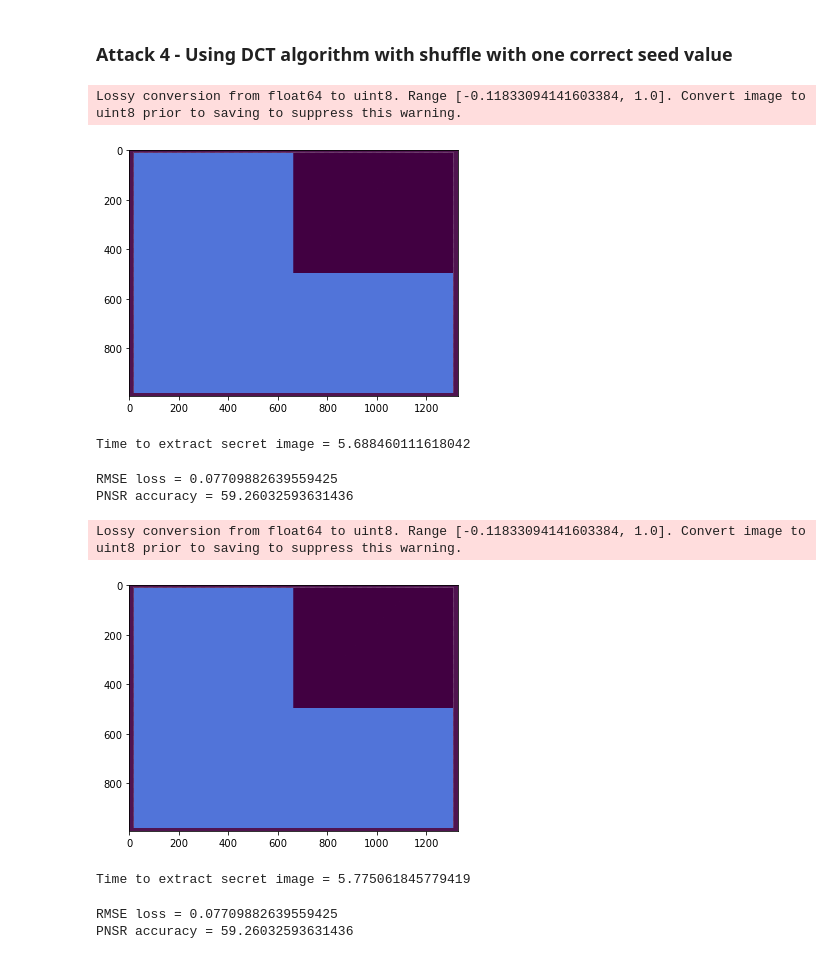
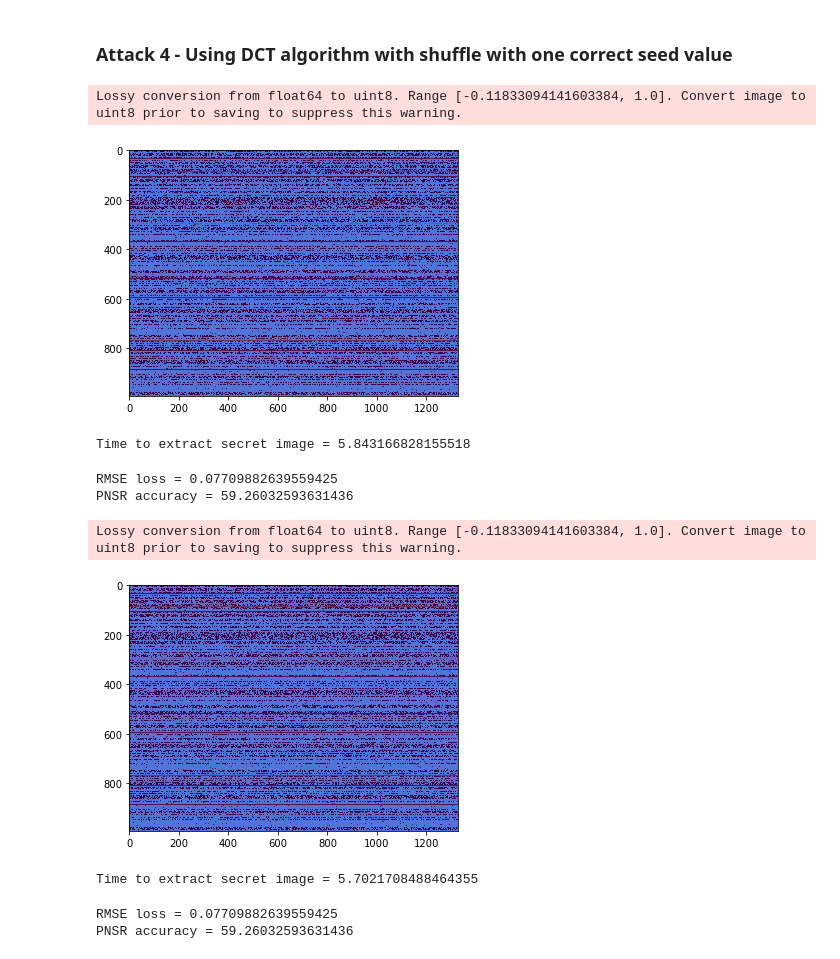
Before and after one commit to parijatparimal29/imageEncryption, a Jupyter notebook: final_demo.ipynb, the cells around one changed output. Drawn from its saved outputs; the diff is of its cells as text; code cells hidden in the pictures.

```diff
--- a/final_demo.ipynb
+++ b/final_demo.ipynb
@@ -568,13 +568,13 @@ PNSR accuracy = 59.23674900793255
 # %%
 start = time.time()
 decrypt('bunny.png','out.png','dct','out2.png',shuffle=0, r1=53241324, r2=24132413, ll=1)
-io.imshow('out1.png')
+io.imshow('out2.png')
 io.show()
 print("Time to extract secret image =",time.time() - start)
 # %% [output]
 Lossy conversion from float64 to uint8. Range [-0.11833094141603384, 1.0]. Convert image to uint8 prior to saving to suppress this warning.
-[figure, old version]
+[figure, new version]
-Time to extract secret image = 5.688460111618042
+Time to extract secret image = 5.843166828155518
 # %%
 loss = get_loss('cube.png', 'out2.png')
 print("RMSE loss =", loss[0])
@@ -585,13 +585,13 @@ PNSR accuracy = 59.26032593631436
 # %%
 start = time.time()
 decrypt('bunny.png','out.png','dct','out2.png',shuffle=0, r1=13241324, r2=54132413, ll=1)
-io.imshow('out1.png')
+io.imshow('out2.png')
 io.show()
 print("Time to extract secret image =",time.time() - start)
 # %% [output]
 Lossy conversion from float64 to uint8. Range [-0.11833094141603384, 1.0]. Convert image to uint8 prior to saving to suppress this warning.
-[figure, old version]
+[figure, new version]
-Time to extract secret image = 5.775061845779419
+Time to extract secret image = 5.7021708488464355
 # %%
 loss = get_loss('cube.png', 'out2.png')
 print("RMSE loss =", loss[0])
```
Also changed, not shown: parts of 26 cells of this notebook, 1 other file.
